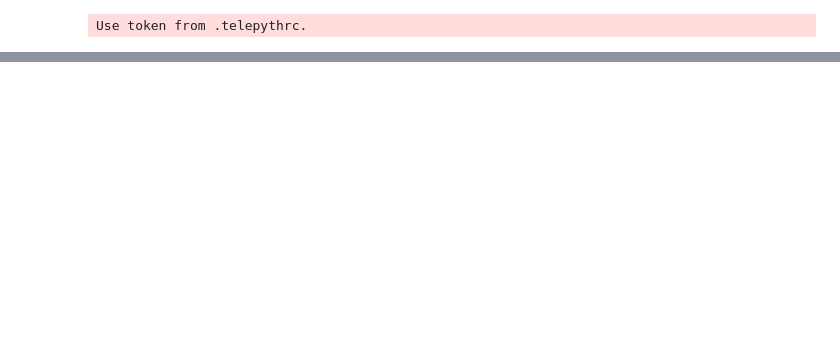
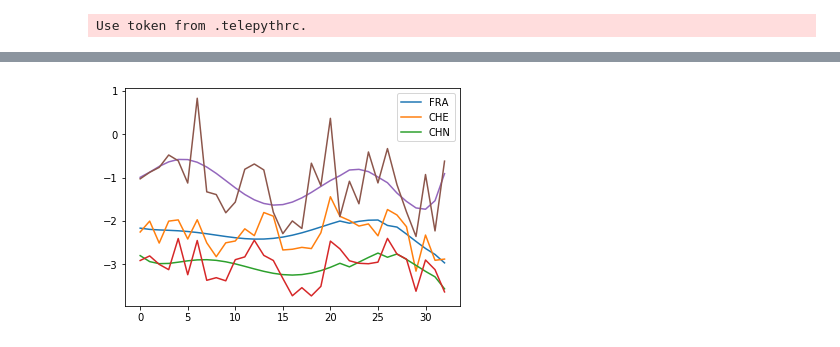
Before and after one commit to gregunz/AppliedDataAnalysis2017, a Jupyter notebook: project/src/viz.ipynb, the cells around one changed output, grey strips where cells are left out. Cells and saved outputs as stored; diff of their text form; code cells hidden in the pictures; blank space fills up the shorter version.

```diff
--- a/project/src/viz.ipynb
+++ b/project/src/viz.ipynb
@@ -39,7 +39,7 @@ def select_events(df, feature, selector):
     '''Example of use : select_events(selected_df, 'EventCode', lambda x: x[:2] == '08')'''
     return df[df[feature].apply(selector)]
 # %%
-# Filter
+all_countries = [c.alpha_3 for c in pyc.countries]
 
-df = select_events(df, 'Target_CountryCode', lambda x: x == 'USA')
+df = select_events(df, 'Target_CountryCode', lambda x: x in all_countries)
 # %%
@@ -48 +46,3 @@ df = select_events(df, 'Target_CountryCode', lambda x: x == 'USA')
 df['Year_Month'] = df['Day'].apply(str).apply(lambda x: x[:4] + '_' + x[4:6])
+# %%
+df = select_events(df, 'Year_Month', lambda x: x in dates)
@@ -49,4 +53,4 @@ df['Year_Month'] = df['Day'].apply(str).apply(lambda x: x[:4] + '_' + x[4:6])
 # %%
 # Pivot on countries and average on AvgTone for each month
 
-df_aggregated = pd.pivot_table(df, values='AvgTone', index=['Source_CountryCode'], columns=['Year_Month'], aggfunc=np.mean)
+df_aggregated = pd.pivot_table(df, values='AvgTone', index=['Target_CountryCode'], columns=['Year_Month'], aggfunc=np.median)
@@ -190,0 +115,23 @@ iplot(figure, validate=False)
+# %%
+def get(c, with_reg=True):
+    y = df_aggregated.loc[c][dates]
+
+    if not with_reg:
+        return y
+
+    X = np.arange(len(dates))
+    X = X.reshape(X.shape + (1,))
+    X = np.concatenate([X ** i for i in range(8)], axis=1)
+    alpha = 0.01
+    smoothing_model = linear_model.Ridge(alpha)
+    smoothing_model.fit(X, y)
+    return smoothing_model.predict(X)
+
+ls = ['FRA', 'CHE', 'CHN']
+
+fig, ax = plt.subplots()
+ax.plot(np.array([get(l, b) for l in ls for b in [True, False]]).T)
+ax.legend(ls)
+plt.show()
+# %% [output]
+[figure, added]
```
Also changed, not shown: parts of 21 cells of this notebook, 1 other file.
